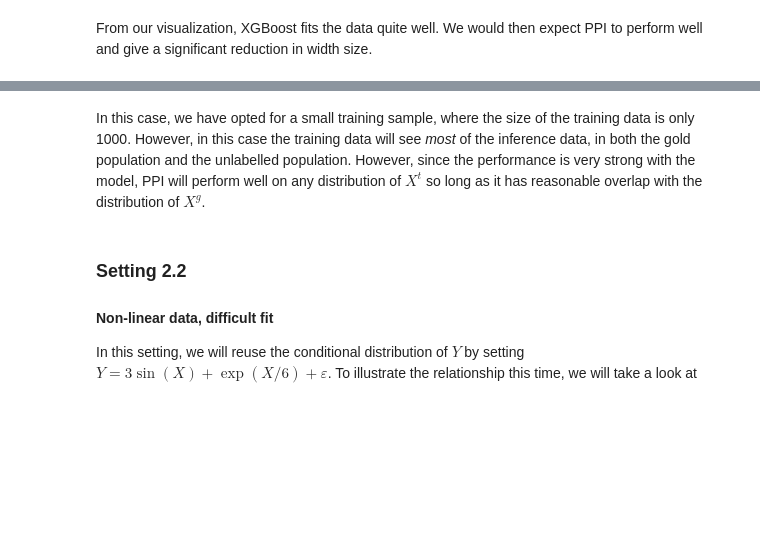
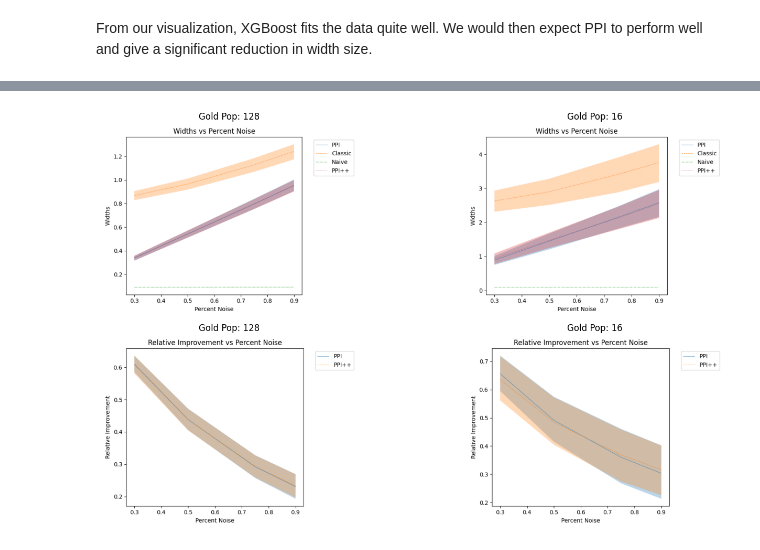
Before and after one commit to nicholas-denis/ppi-testing, a Jupyter notebook: src/summary.ipynb, the cells around one changed output, grey strips where cells are left out. Drawn from its saved outputs; the diff is of its cells as text; code cells hidden in the pictures; blank space fills up the shorter version.

```diff
--- a/src/summary.ipynb
+++ b/src/summary.ipynb
@@ -346,8 +290,37 @@ test3(config4)
-# %% [markdown]
-In this case, we have opted for a small training sample, where the size of the training data is only 1000. However, in this case the training data will see *most* of the inference data, in both the gold population and the unlabelled population. However, since the performance is very strong with the model, PPI will perform well on any distribution of $X^t$ so long as it has reasonable overlap with the distribution of $X^g$.
-# %% [markdown]
-### Setting 2.2
-
-#### Non-linear data, difficult fit
-
-In this setting, we will reuse the conditional distribution of $Y$ by setting $Y = 3 \sin(X) + \exp(X/6) + \varepsilon$. To illustrate the relationship this time, we will take a look at
+# %%
+# Display the wdiths vs rho plot
+
+# Set the variable to the path of the PNG file
+gold_16_nl_xgb = '../experiments/Experiment_1_new/16g_nl_xgb_2024-08-13-21-02-12/plots/widthsplot.png'
+gold_128_nl_xgb = '../experiments/Experiment_1_new/128g_nl_xgb_2024-08-13-21-21-16/plots/widthsplot.png'
+gold_16_nl_ri_xgb = '../experiments/Experiment_1_new/16g_nl_xgb_2024-08-13-21-02-12/plots/relativeimprovement.png'
+gold_128_nl_ri_xgb = '../experiments/Experiment_1_new/128g_nl_xgb_2024-08-13-21-21-16/plots/relativeimprovement.png'
+
+# Display the PNG file
+img_128_nl_xgb = plt.imread(gold_128_nl_xgb)
+img_16_nl_xgb = plt.imread(gold_16_nl_xgb)
+im_128_nl_ri_xgb = plt.imread(gold_128_nl_ri_xgb)
+im_16_nl_ri_xgb = plt.imread(gold_16_nl_ri_xgb)
+
+fig, ax = plt.subplots(2, 2)
+ax[0, 0].imshow(img_128_nl_xgb)
+ax[0, 0].axis('off')
+ax[0, 0].set_title('Gold Pop: 128')
+ax[0, 1].imshow(img_16_nl_xgb)
+ax[0, 1].axis('off')
+ax[0, 1].set_title('Gold Pop: 16')
+ax[1, 0].imshow(im_128_nl_ri_xgb)
+ax[1, 0].axis('off')
+ax[1, 0].set_title('Gold Pop: 128')
+ax[1, 1].imshow(im_16_nl_ri_xgb)
+ax[1, 1].axis('off')
+ax[1, 1].set_title('Gold Pop: 16')
+
+# remove the whitespace between the plots
+plt.subplots_adjust(wspace=0, hspace=0.1)
+
+# Enlarge the plot
+fig.set_size_inches(18, 10)
+plt.show()
+# %% [output]
+[figure, added]
```
Also changed, not shown: parts of 16 cells of this notebook, 8 other files.
